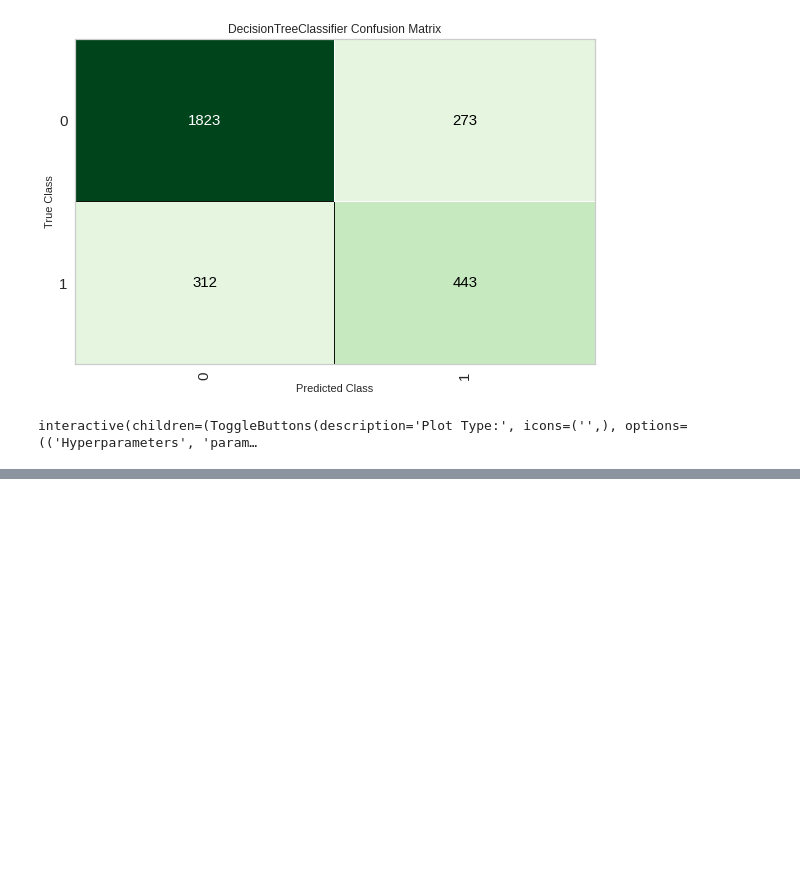
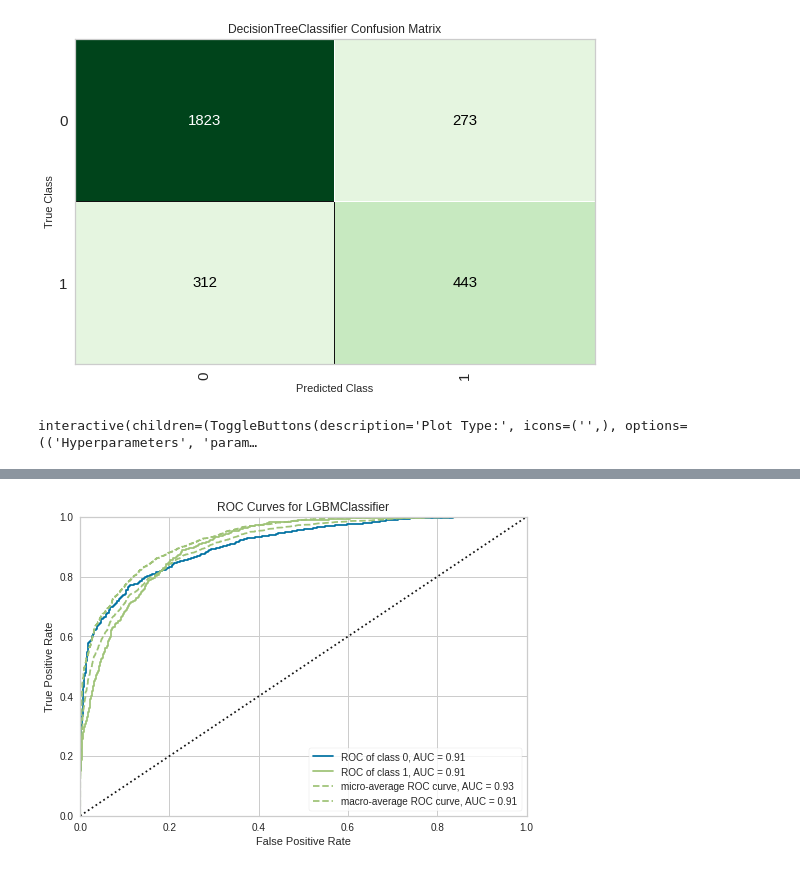
Before and after one commit to 020/020.github.io, a Jupyter notebook: ml_admission_binary_test.ipynb, the cells around one changed output, grey strips where cells are left out. Cells and saved outputs as stored; diff of their text form; code cells hidden in the pictures; blank space fills up the shorter version.

```diff
--- a/ml_admission_binary_test.ipynb
+++ b/ml_admission_binary_test.ipynb
@@ -151,3 +152,5 @@ plot_model(tuned_dt, plot = 'confusion_matrix')
 evaluate_model(tuned_dt)
 # %% [output]
 interactive(children=(ToggleButtons(description='Plot Type:', icons=('',), options=(('Hyperparameters', 'param…
+# %%
+lightgbm = create_model('lightgbm')
@@ -153,0 +181,2 @@ interactive(children=(ToggleButtons(description='Plot Type:', icons=('',), optio
+# %%
+tuned_lightgbm = tune_model(lightgbm)
@@ -153,0 +198,4 @@ interactive(children=(ToggleButtons(description='Plot Type:', icons=('',), optio
+# %%
+plot_model(tuned_lightgbm, plot = 'auc')
+# %% [output]
+[figure, added]
```
Also changed, not shown: parts of 6 cells of this notebook.
